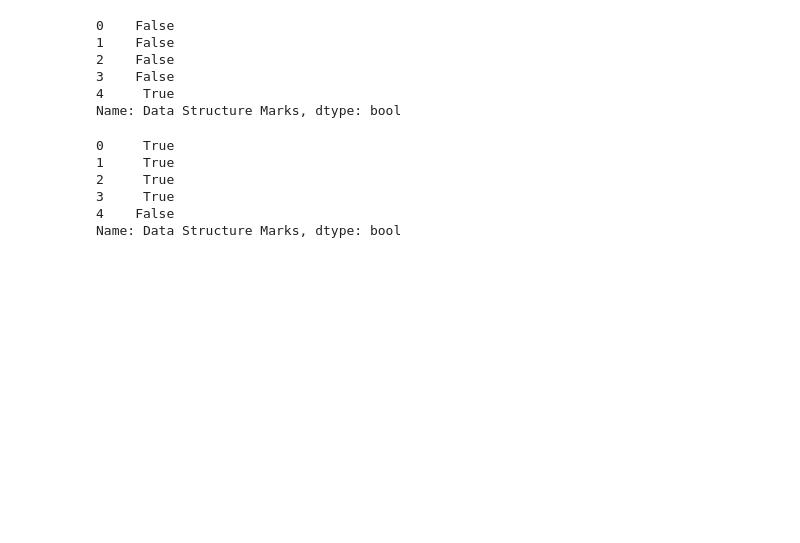
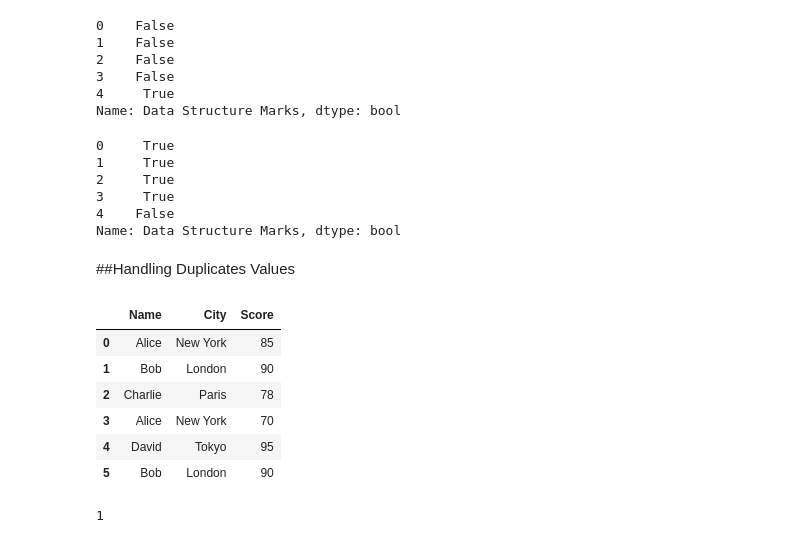
Before and after one commit to nafijur-rahaman/Data-Analysis-With-Python, a Jupyter notebook: Pandas/mani_panda.ipynb, the cells around one changed output. Saved outputs shown, nothing was run; the diff lists cells and outputs as text; code cells hidden in the pictures; blank space fills up the shorter version.

Commit message:
handling duplicates

```diff
--- a/Pandas/mani_panda.ipynb
+++ b/Pandas/mani_panda.ipynb
@@ -207,3 +207,27 @@ Name: Data Structure Marks, dtype: bool
 # %%
 #hasnans returns True if that column has any NaN (missing) values
 df1['Data Structure Marks'].hasnans
+# %% [markdown]
+##Handling Duplicates Values
+# %%
+import pandas as pd
+data = {
+    "Name": ["Alice", "Bob", "Charlie", "Alice", "David", "Bob"],
+    "City": ["New York", "London", "Paris", "New York", "Tokyo", "London"],
+    "Score": [85, 90, 78, 70, 95, 90]
+}
+
+df = pd.DataFrame(data)
+df
+# %% [output]
+|  | Name | City | Score |
+| 0 | Alice | New York | 85 |
+| 1 | Bob | London | 90 |
+| 2 | Charlie | Paris | 78 |
+| 3 | Alice | New York | 70 |
+| 4 | David | Tokyo | 95 |
+| 5 | Bob | London | 90 |
+# %%
+df.duplicated()
+# %% [output]
+1
```
Also changed, not shown: parts of 5 cells of this notebook.
